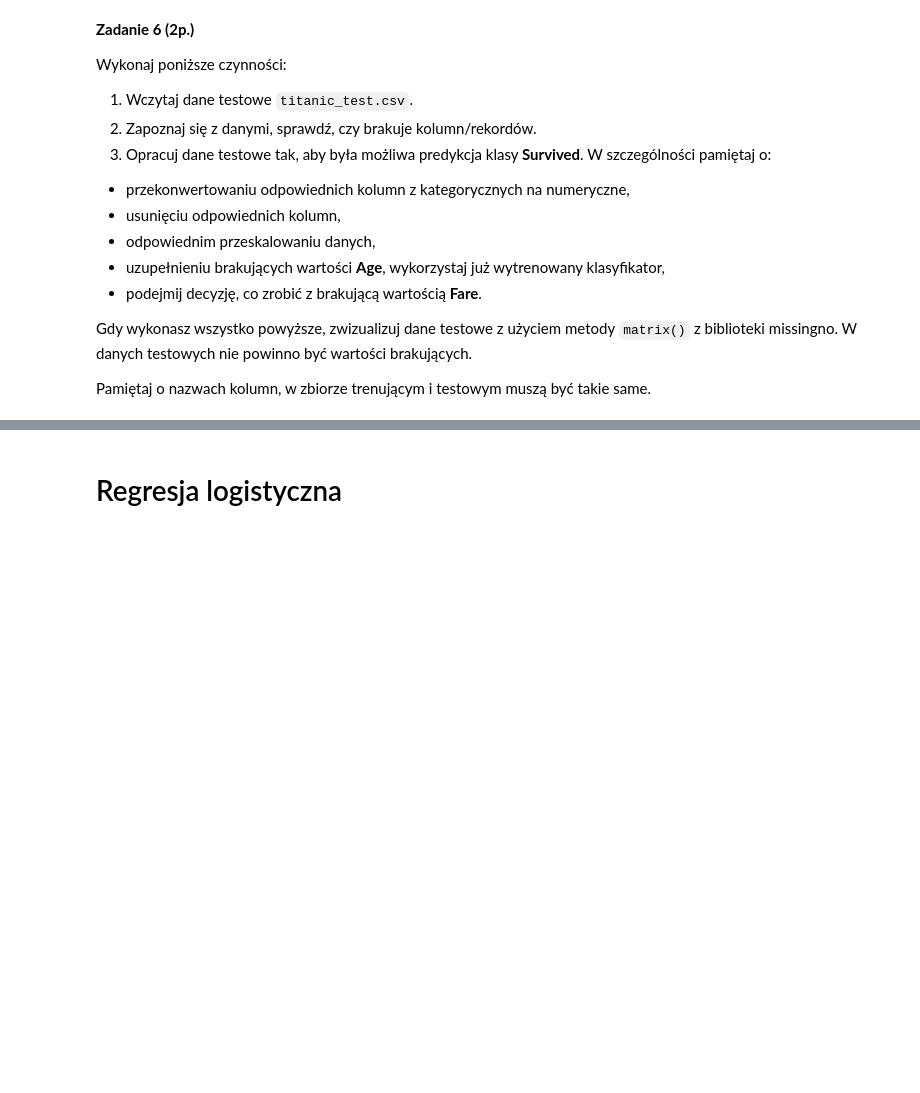
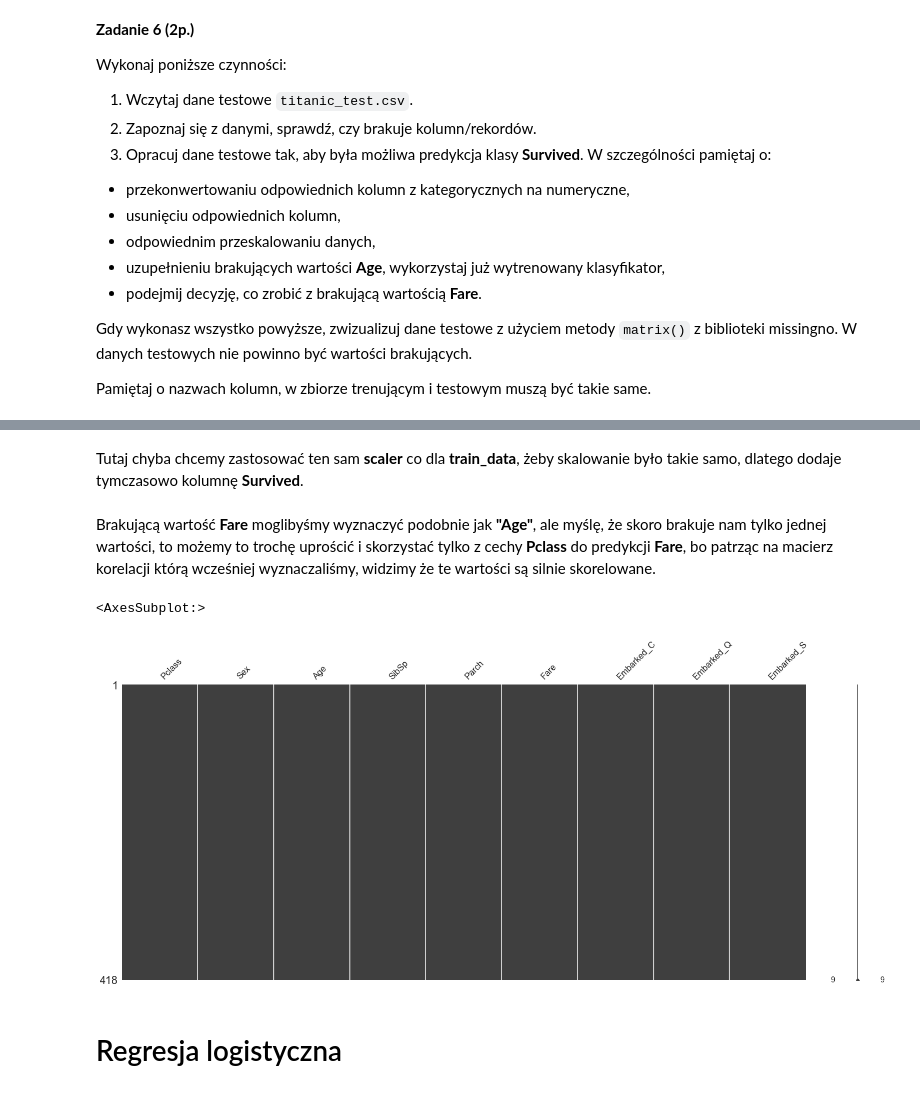
Before and after one commit to xRaw27/PSI_WIET_2023, a Jupyter notebook: lab1/lab_1_introduction.ipynb, the cells around one changed output, grey strips where cells are left out. Cells and saved outputs as stored; diff of their text form; code cells hidden in the pictures; blank space fills up the shorter version.

```diff
--- a/lab1/lab_1_introduction.ipynb
+++ b/lab1/lab_1_introduction.ipynb
@@ -530,0 +534,7 @@ from missingno import matrix
+# %%
+from missingno import matrix
+
+test_data = pd.read_csv("titanic_test.csv")
+test_data["Sex"] = Categorical(test_data["Sex"]).codes
+test_data = get_dummies(data=test_data, columns=["Embarked"])
+test_data = test_data.drop(inplace=False, columns=["Cabin", "Name", "Ticket", "PassengerId"])
@@ -531,3 +548,34 @@ from missingno import matrix
+# %% [markdown]
+Tutaj chyba chcemy zastosować ten sam **scaler** co dla **train_data**, żeby skalowanie było takie samo, dlatego dodaje tymczasowo kolumnę **Survived**.
+# %%
+test_data.insert(loc=0, column='Survived', value=0)
+test_data_columns = test_data.columns
+
+test_data = DataFrame(scaler.transform(test_data))
+test_data.columns = test_data_columns
+test_data = test_data.drop(inplace=False, columns="Survived")
+# %%
+X_test = test_data[test_data['Age'].isna()].drop(inplace=False, columns=["Age"])
+predict = model_rfe.predict(X_test)
+
+test_data.loc[test_data["Age"].isna(), "Age"] = predict
+# %% [markdown]
+Brakującą wartość **Fare** moglibyśmy wyznaczyć podobnie jak **"Age"**, ale myślę, że skoro brakuje nam tylko jednej wartości, to możemy to trochę uprościć i skorzystać tylko z cechy **Pclass** do predykcji **Fare**, bo patrząc na macierz korelacji którą wcześniej wyznaczaliśmy, widzimy że te wartości są silnie skorelowane.
+# %%
+x_train = train_data["Pclass"].values.reshape(-1, 1)
+y_train = train_data["Fare"]
+x_test = test_data[test_data["Fare"].isna()]["Pclass"].values.reshape(-1, 1)
+
+model = LinearRegression()
+model.fit(x_train, y_train)
+predict = model.predict(x_test)
+
+test_data.loc[test_data["Fare"].isna(), "Fare"] = predict
+# %%
+matrix(test_data)
+# %% [output]
+<AxesSubplot:>
+[figure, added]
 # %% [markdown]
 # Regresja logistyczna
 # %% [markdown]
```
Also changed, not shown: parts of 27 cells of this notebook.
